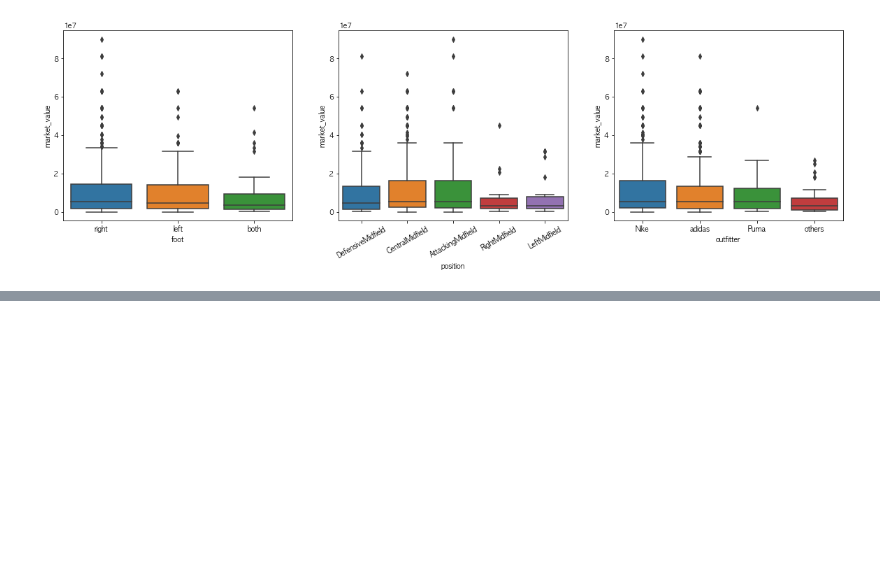
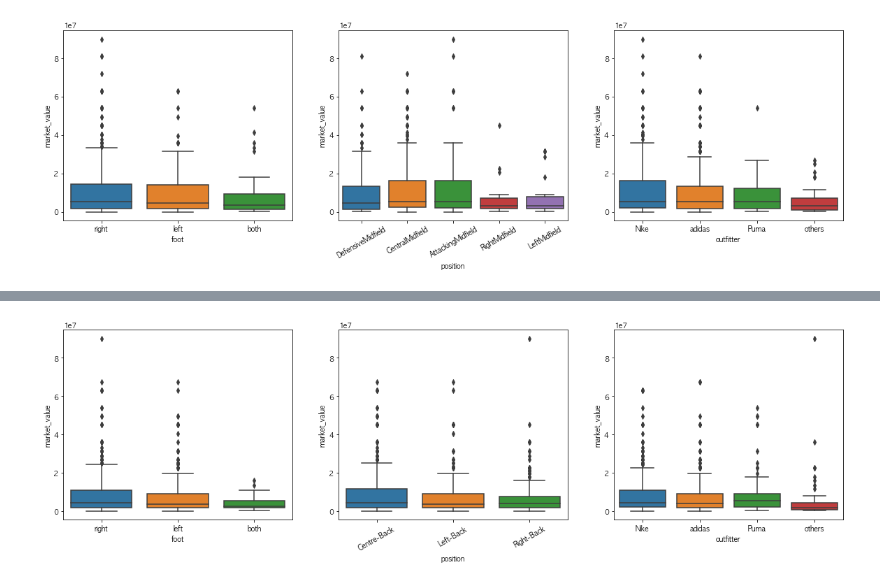
Before and after one commit to dss-17th/reg-repo-8, a Jupyter notebook: EDA_each_position.ipynb, the cells around one changed output, grey strips where cells are left out. Saved outputs shown, nothing was run; the diff lists cells and outputs as text; code cells hidden in the pictures; blank space fills up the shorter version.

```diff
--- a/EDA_each_position.ipynb
+++ b/EDA_each_position.ipynb
@@ -169,0 +227,16 @@ plt.show()
+# %%
+plt.figure(figsize=(20, 5))
+
+plt.subplot(131)
+sns.boxplot(data=defender_df, x='foot', y='market_value')
+
+plt.subplot(132)
+sns.boxplot(data=defender_df, x='position', y='market_value')
+plt.xticks(rotation=30)
+
+plt.subplot(133)
+sns.boxplot(data=defender_df, x='outfitter', y='market_value')
+
+plt.show()
+# %% [output]
+[figure, added]
```
Also changed, not shown: parts of 6 cells of this notebook, 3 other files.
